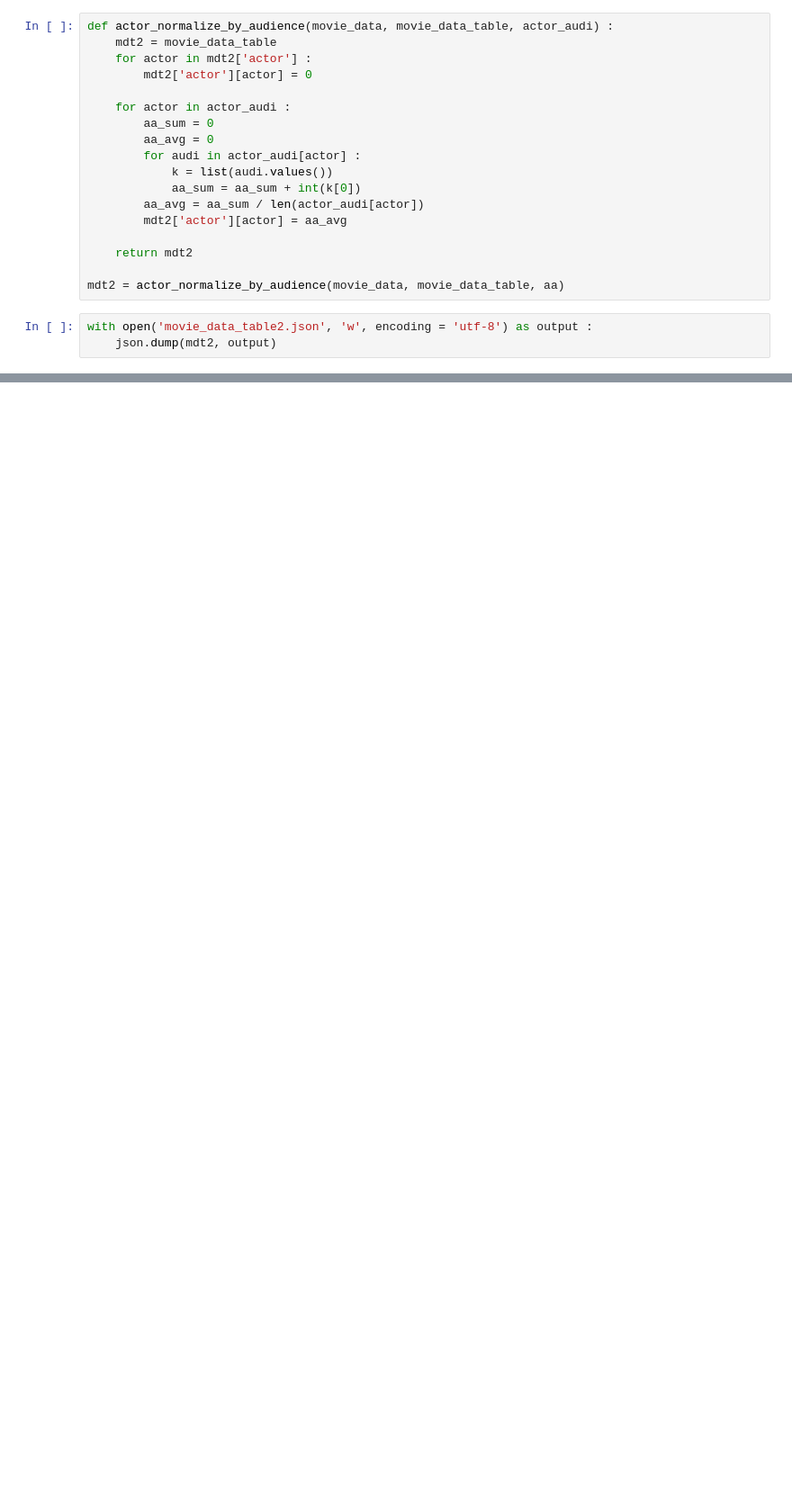
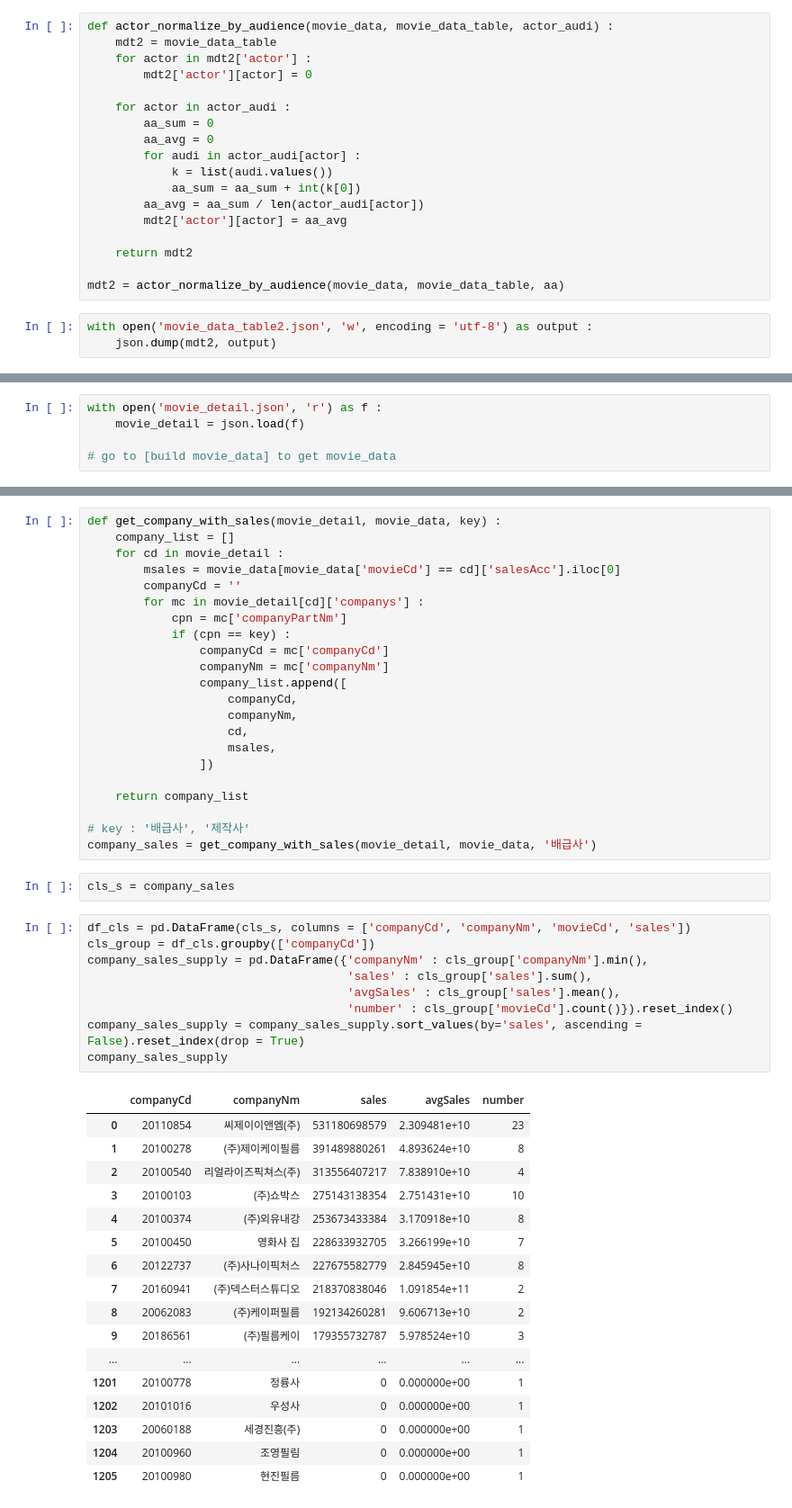
Before and after one commit to younghk/2019_Project_Graduation, a Jupyter notebook: Data_Preprocessing.ipynb, the cells around one changed output, grey strips where cells are left out. Shown at 90% size. Cells and saved outputs as stored; diff of their text form; blank space fills up the shorter version.

```diff
--- a/Data_Preprocessing.ipynb
+++ b/Data_Preprocessing.ipynb
@@ -1469,0 +1471,5 @@ movie_data[movie_data.movieCd == '19288001'].salesAcc.iloc[0]
+# %%
+with open('movie_detail.json', 'r') as f :
+    movie_detail = json.load(f)
+
+# go to [build movie_data] to get movie_data
@@ -1469,0 +1504,51 @@ movie_data[movie_data.movieCd == '19288001'].salesAcc.iloc[0]
+# %%
+def get_company_with_sales(movie_detail, movie_data, key) :
+    company_list = []
+    for cd in movie_detail :
+        msales = movie_data[movie_data['movieCd'] == cd]['salesAcc'].iloc[0]
+        companyCd = ''
+        for mc in movie_detail[cd]['companys'] :
+            cpn = mc['companyPartNm']
+            if (cpn == key) :
+                companyCd = mc['companyCd']
+                companyNm = mc['companyNm']
+                company_list.append([
+                    companyCd,
+                    companyNm,
+                    cd,
+                    msales,
+                ])
+
+    return company_list
+
+# key : '배급사', '제작사'
+company_sales = get_company_with_sales(movie_detail, movie_data, '배급사')
+# %%
+cls_s = company_sales
+# %%
+df_cls = pd.DataFrame(cls_s, columns = ['companyCd', 'companyNm', 'movieCd', 'sales'])
+cls_group = df_cls.groupby(['companyCd'])
+company_sales_supply = pd.DataFrame({'companyNm' : cls_group['companyNm'].min(),
+                                     'sales' : cls_group['sales'].sum(),
+                                     'avgSales' : cls_group['sales'].mean(),
+                                     'number' : cls_group['movieCd'].count()}).reset_index()
+company_sales_supply = company_sales_supply.sort_values(by='sales', ascending = False).reset_index(drop = True)
+company_sales_supply
+# %% [output]
+|  | companyCd | companyNm | sales | avgSales | number |
+| 0 | 20110854 | 씨제이이앤엠(주) | 531180698579 | 2.309481e+10 | 23 |
+| 1 | 20100278 | (주)제이케이필름 | 391489880261 | 4.893624e+10 | 8 |
+| 2 | 20100540 | 리얼라이즈픽쳐스(주) | 313556407217 | 7.838910e+10 | 4 |
+| 3 | 20100103 | (주)쇼박스 | 275143138354 | 2.751431e+10 | 10 |
+| 4 | 20100374 | (주)외유내강 | 253673433384 | 3.170918e+10 | 8 |
+| 5 | 20100450 | 영화사 집 | 228633932705 | 3.266199e+10 | 7 |
+| 6 | 20122737 | (주)사나이픽처스 | 227675582779 | 2.845945e+10 | 8 |
+| 7 | 20160941 | (주)덱스터스튜디오 | 218370838046 | 1.091854e+11 | 2 |
+| 8 | 20062083 | (주)케이퍼필름 | 192134260281 | 9.606713e+10 | 2 |
+| 9 | 20186561 | (주)필름케이 | 179355732787 | 5.978524e+10 | 3 |
+| ... | ... | ... | ... | ... | ... |
+| 1201 | 20100778 | 정륭사 | 0 | 0.000000e+00 | 1 |
+| 1202 | 20101016 | 우성사 | 0 | 0.000000e+00 | 1 |
+| 1203 | 20060188 | 세경진흥(주) | 0 | 0.000000e+00 | 1 |
+| 1204 | 20100960 | 조영필림 | 0 | 0.000000e+00 | 1 |
+| 1205 | 20100980 | 현진필름 | 0 | 0.000000e+00 | 1 |
```
Also changed, not shown: parts of 26 cells of this notebook, 1 other file.
